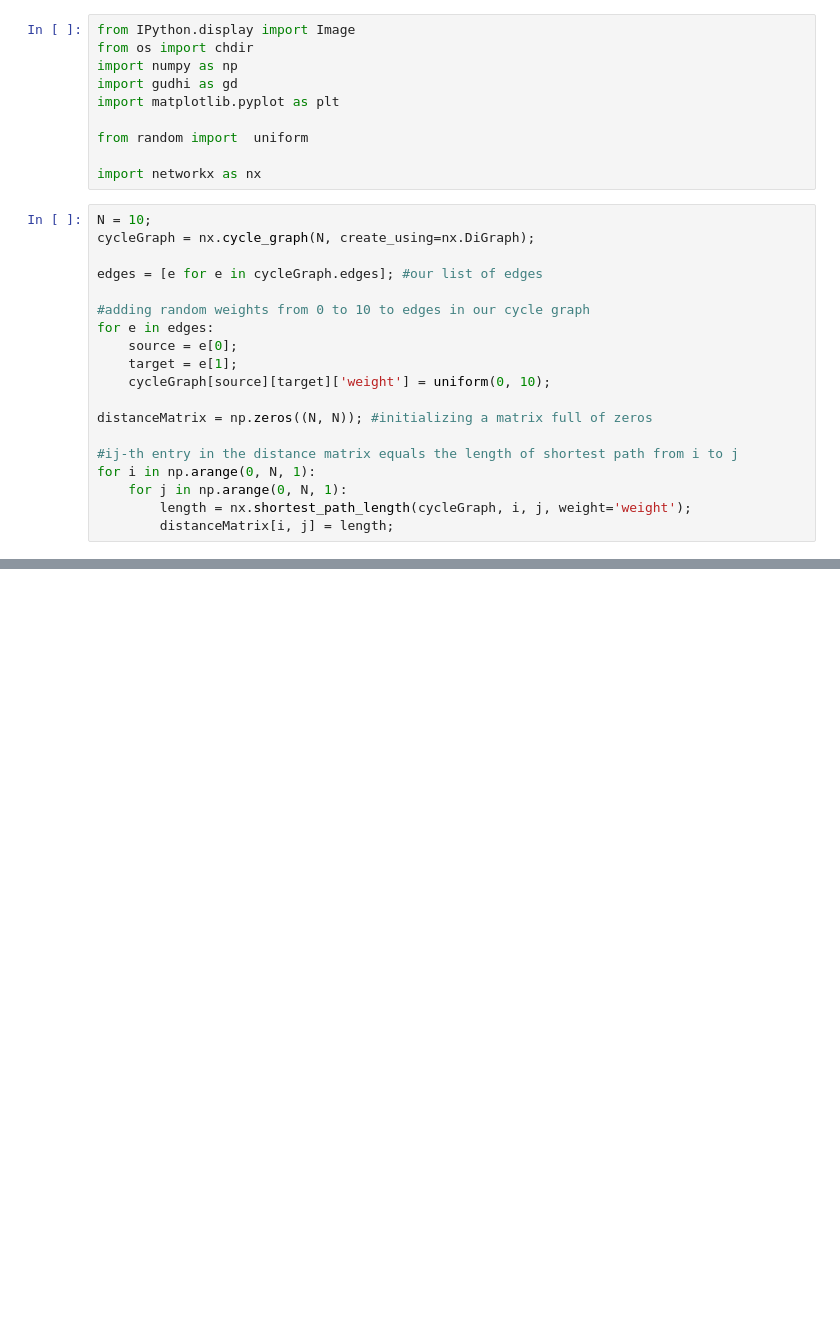
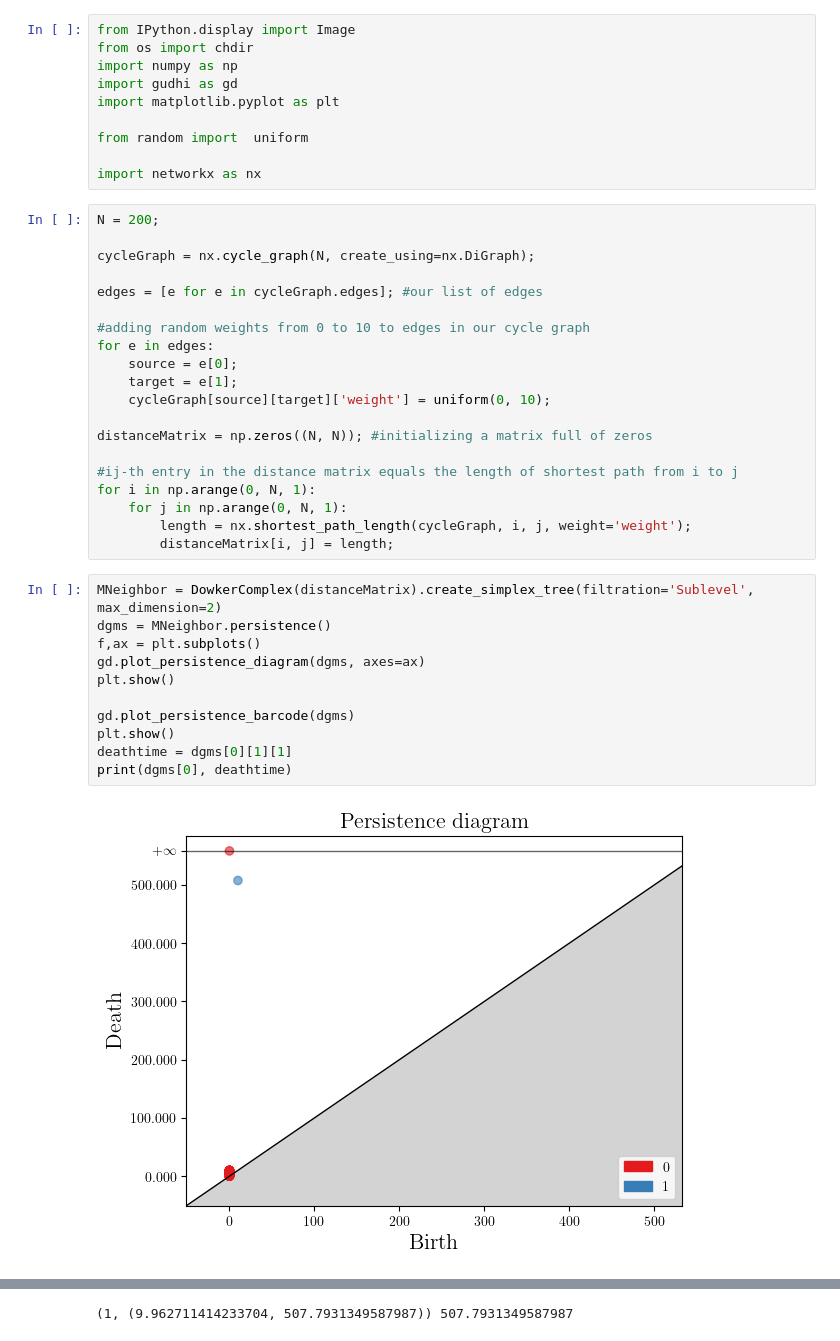
Before and after one commit to bdjones13/MRC2024, a Jupyter notebook: dowker_on_cyce_graph.ipynb, the cells around one changed output, grey strips where cells are left out. Saved outputs shown, nothing was run; the diff lists cells and outputs as text; blank space fills up the shorter version.

```diff
--- a/dowker_on_cyce_graph.ipynb
+++ b/dowker_on_cyce_graph.ipynb
@@ -9,7 +9,8 @@ from random import  uniform
 
 import networkx as nx
 # %%
-N = 10;
+N = 200;
+
 cycleGraph = nx.cycle_graph(N, create_using=nx.DiGraph);
 
 edges = [e for e in cycleGraph.edges]; #our list of edges
@@ -27,3 +28,16 @@ for i in np.arange(0, N, 1):
     for j in np.arange(0, N, 1):
         length = nx.shortest_path_length(cycleGraph, i, j, weight='weight');
         distanceMatrix[i, j] = length;
+# %%
+MNeighbor = DowkerComplex(distanceMatrix).create_simplex_tree(filtration='Sublevel', max_dimension=2)
+dgms = MNeighbor.persistence()
+f,ax = plt.subplots()
+gd.plot_persistence_diagram(dgms, axes=ax)
+plt.show()
+
+gd.plot_persistence_barcode(dgms)
+plt.show()
+deathtime = dgms[0][1][1]
+print(dgms[0], deathtime)
+# %% [output]
+[figure, added]
@@ -30 +45,2 @@ for i in np.arange(0, N, 1):
+(1, (9.962711414233704, 507.7931349587987)) 507.7931349587987
 # %%
```
Also changed, not shown: parts of 4 cells of this notebook, 3 other files.
